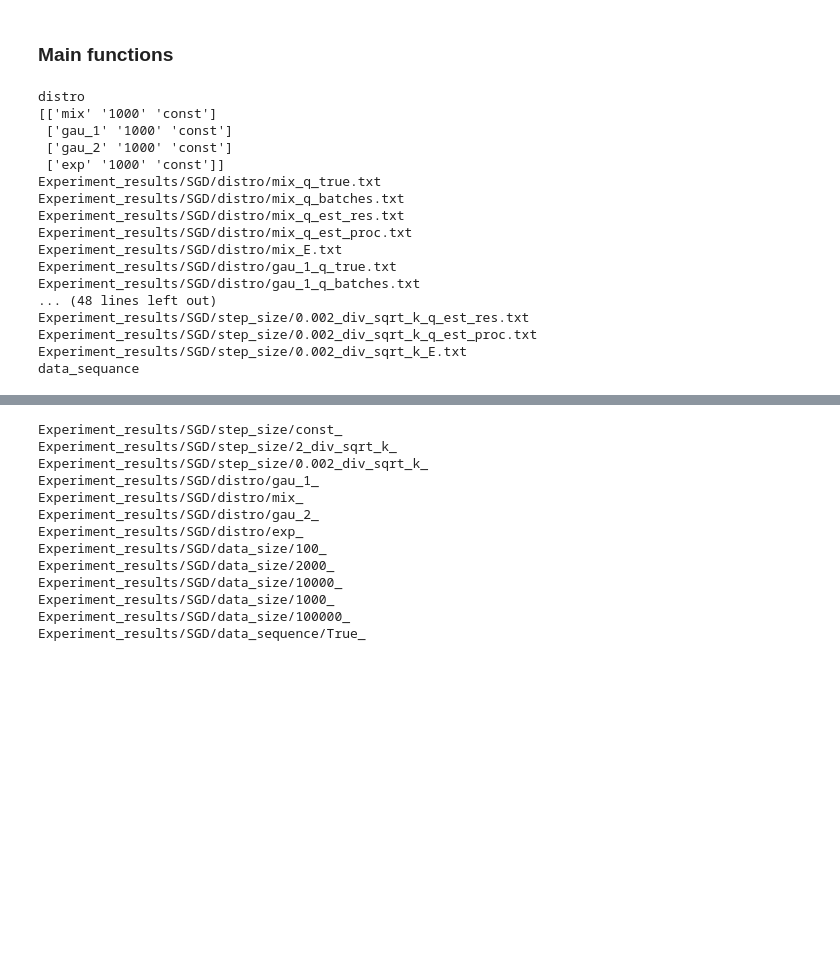
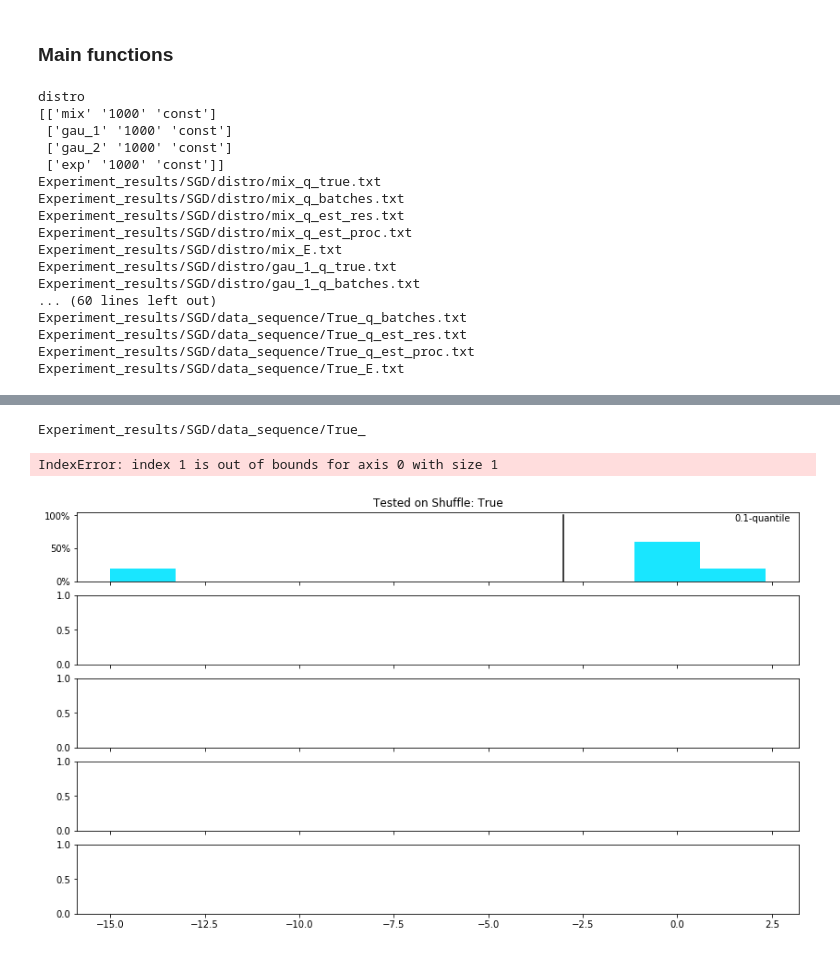
Before and after one commit to chengsoonong/eheye, a Jupyter notebook: QuantEst/sgd_est_experiment/Experiment_final.ipynb, the cells around one changed output, grey strips where cells are left out. Cells and saved outputs as stored; diff of their text form; code cells hidden in the pictures; blank space fills up the shorter version.

Commit message:
Experiment_final_change_stepsize modified, will be merged into the main one soonish

```diff
--- a/QuantEst/sgd_est_experiment/Experiment_final.ipynb
+++ b/QuantEst/sgd_est_experiment/Experiment_final.ipynb
@@ -313,6 +275,8 @@ def all_sgd_comparisons(sgd_lst):
 # %%
 # Run all functions
-all_sgd_comparisons(sgd_lst)
+
+main_folder = 'SGD'
+all_sgd_comparisons(sgd_lst, main_folder)
 # %% [output]
 distro
 [['mix' '1000' 'const']
@@ -326,11 +290,11 @@ Experiment_results/SGD/distro/mix_q_est_proc.txt
 Experiment_results/SGD/distro/mix_E.txt
 Experiment_results/SGD/distro/gau_1_q_true.txt
 Experiment_results/SGD/distro/gau_1_q_batches.txt
-... (48 lines left out)
-Experiment_results/SGD/step_size/0.002_div_sqrt_k_q_est_res.txt
-Experiment_results/SGD/step_size/0.002_div_sqrt_k_q_est_proc.txt
-Experiment_results/SGD/step_size/0.002_div_sqrt_k_E.txt
-data_sequance
+... (60 lines left out)
+Experiment_results/SGD/data_sequence/True_q_batches.txt
+Experiment_results/SGD/data_sequence/True_q_est_res.txt
+Experiment_results/SGD/data_sequence/True_q_est_proc.txt
+Experiment_results/SGD/data_sequence/True_E.txt
 # %%
 # def sgd_frugal_compare(distro_lst, datasize, tau_lst=tau_vals):
 #     #distro changes, use the biggest datasize, do not shuffle
@@ -373,18 +337,8 @@ Same happens when $x - q_k < 0$
 # %%
 from Plot import plot_charts
 
-plot_charts("Experiment_results/SGD/")
+plot_charts("Experiment_results/SGD/data_sequence".format(main_folder))
 # %% [output]
-Experiment_results/SGD/step_size/const_
-Experiment_results/SGD/step_size/2_div_sqrt_k_
-Experiment_results/SGD/step_size/0.002_div_sqrt_k_
-Experiment_results/SGD/distro/gau_1_
-Experiment_results/SGD/distro/mix_
-Experiment_results/SGD/distro/gau_2_
-Experiment_results/SGD/distro/exp_
-Experiment_results/SGD/data_size/100_
-Experiment_results/SGD/data_size/2000_
-Experiment_results/SGD/data_size/10000_
-Experiment_results/SGD/data_size/1000_
-Experiment_results/SGD/data_size/100000_
 Experiment_results/SGD/data_sequence/True_
+IndexError: index 1 is out of bounds for axis 0 with size 1
+[figure, added]
```
Also changed, not shown: parts of 8 cells of this notebook, 1 other file.
